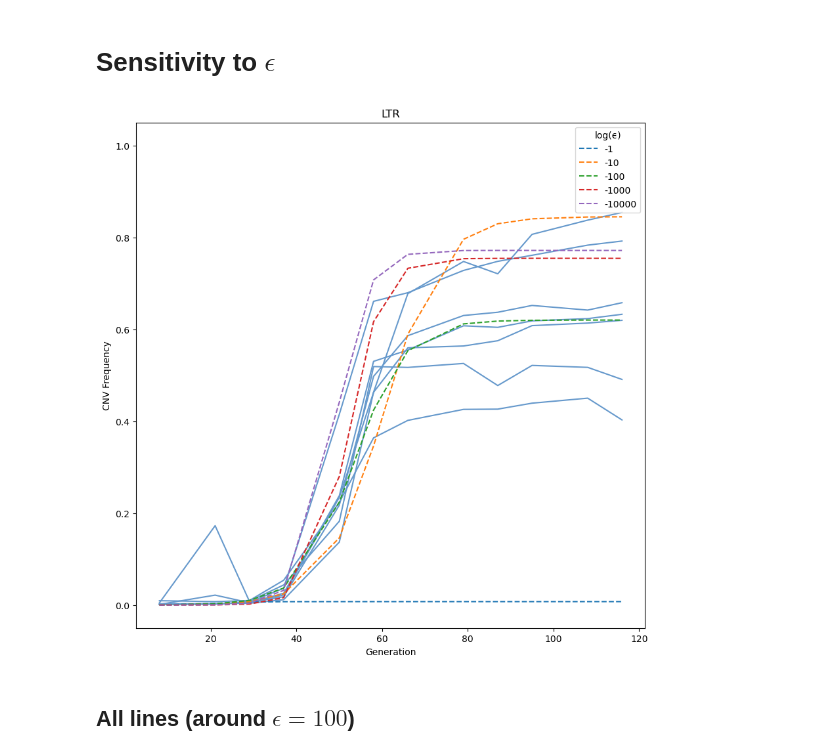
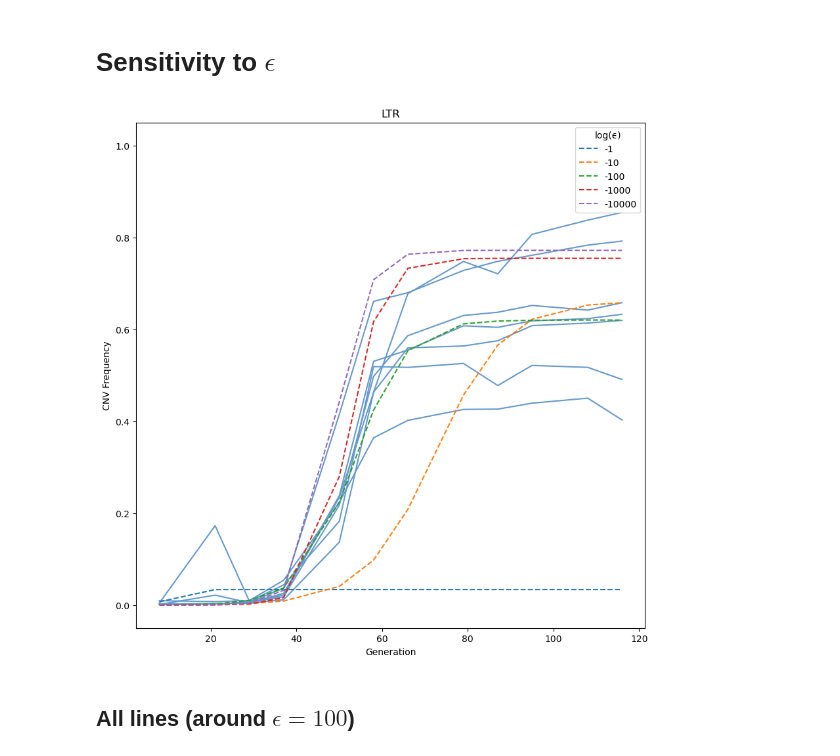
Before and after one commit to yoavram-lab/chuong_et_al, a Jupyter notebook: Overall Posterior.ipynb, the cells around one changed output. Saved outputs shown, nothing was run; the diff lists cells and outputs as text; code cells hidden in the pictures.

```diff
--- a/Overall Posterior.ipynb
+++ b/Overall Posterior.ipynb
@@ -26,7 +26,7 @@ epsilon = -150
 log_Cs = pd.read_csv('posteriors/log_Cs.csv', index_col=0)
 overall_posteriors = {}
 
-lines = ['wt', 'ltr', 'ars', 'all', 'lauer']
+lines = ['wt', 'ltr', 'ars', 'all']
 for line in lines:
     amortized_posterior = posterior_lauer if line=='lauer' else posterior_chuong
     Xs = pd.read_csv(f'empirical_data/{line}.csv', index_col=0)
@@ -100,33 +99,32 @@ plt.ylim(-0.05,1.05)
 # %%
 def plot_epsilons(ax, line, epsilons):
 # Plot Overall Posterior prediction for WT
 # Get data
     op = overall_posteriors[line]
     for i in range(len(op.Xs)):
         ax.plot(generation.tolist(),op.Xs.iloc[i,:], color=rep_colors[line])
 
     # Overall MAP
     for ϵ in epsilons:
-        log_C = float(log_Cs.loc[line,:])
         opp = OverallPosterior(op.prior, op.amortized_posterior, Xs=op.Xs, n_eval=100, log_C=1, epsilon=ϵ)
         opp.get_log_C()
         overall_map = opp.get_map()
         params = torch.tensor(list(overall_map), dtype=torch.float64)
         x = CNVsimulator(params).T
         ax.plot(generation.tolist(),x, label = ϵ, linestyle='--')
 
     # Plotting
     ax.legend(title = 'log(ϵ)')
     ax.set_title(f'{line.upper()}')
     ax.set_xlabel('Generation')
     ax.set_ylabel('CNV Frequency')
     ax.set_ylim(-0.05,1.05)
 
 fig, ax = plt.subplots(figsize=(10,10))
 epsilons=[-1,-10,-100,-1000, -10000]
 plot_epsilons(ax, 'ltr', epsilons)
 # %% [output]
-[figure, old version]
+[figure, new version]
 # %% [markdown]
 ## All lines (around $\epsilon=100$)
 # %%
```
Also changed, not shown: parts of 4 cells of this notebook, 1 other file.
